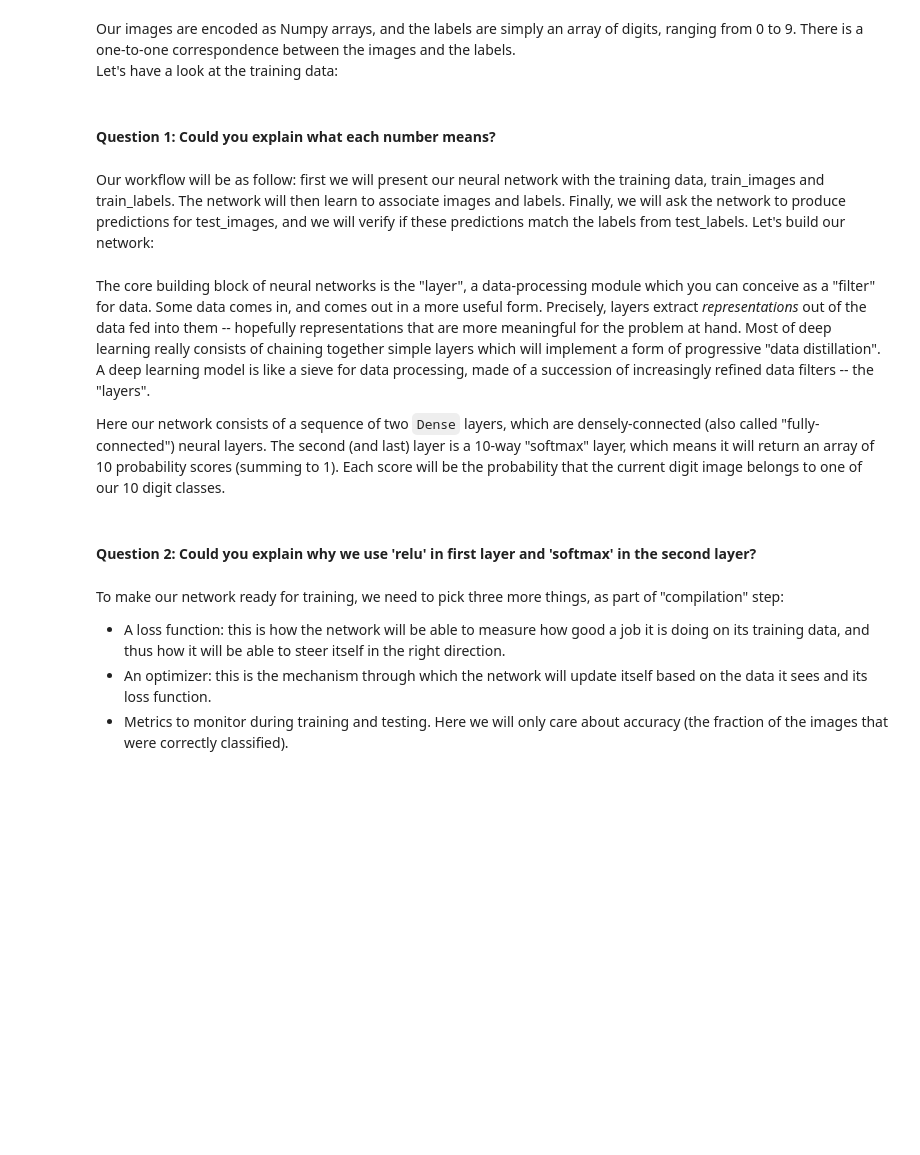
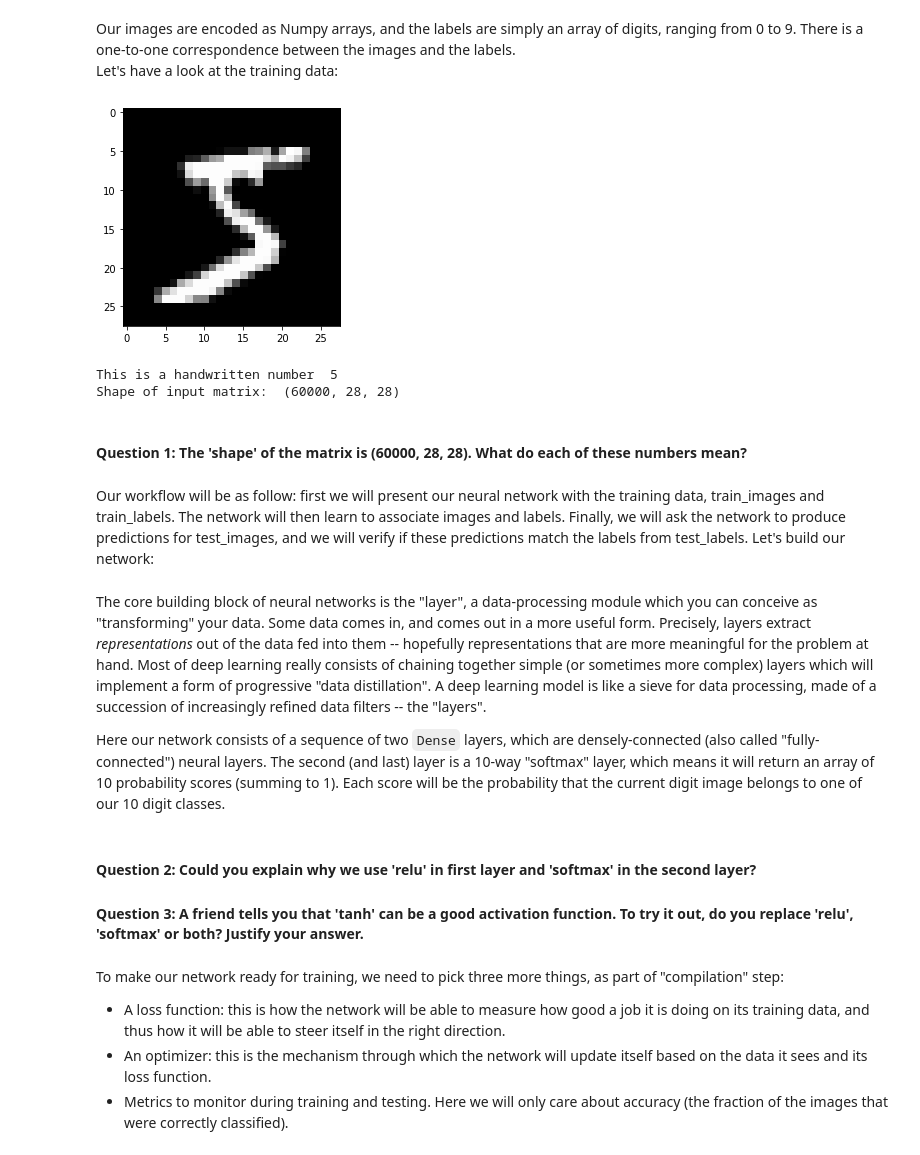
Before and after one commit to cis3715-temple-2020/cis3715-temple-2020.github.io, a Jupyter notebook: Lab8/CIS3715 (Temple - Spring 2020) Lab8-1.ipynb, the cells around one changed output. Saved outputs shown, nothing was run; the diff lists cells and outputs as text; code cells hidden in the pictures; blank space fills up the shorter version.

```diff
--- a/Lab8/CIS3715 (Temple - Spring 2020) Lab8-1.ipynb
+++ b/Lab8/CIS3715 (Temple - Spring 2020) Lab8-1.ipynb
@@ -28,5 +29,19 @@ train_images.shape
-# %% [markdown]
-#### Question 1: Could you explain what each number means?
+# %%
+%matplotlib inline
+import matplotlib.pyplot as plt
+
+image_nr = 0
+plt.imshow(train_images[image_nr], cmap='gray', vmin=0, vmax=255)
+plt.show()
+print('This is a handwritten number ', train_labels[image_nr])
+
+print('Shape of input matrix: ', train_images.shape)
+# %% [output]
+[figure, added]
+This is a handwritten number  5
+Shape of input matrix:  (60000, 28, 28)
+# %% [markdown]
+#### Question 1: The 'shape' of the matrix is (60000, 28, 28). What do each of these numbers mean?
 # %% [markdown]
 Our workflow will be as follow: first we will present our neural network with the training data, train_images and train_labels. The network will then learn to associate images and labels. Finally, we will ask the network to produce predictions for test_images, and we will verify if these predictions match the labels from test_labels. Let's build our network:
 # %%
@@ -37,17 +52,13 @@ network = models.Sequential()
 network.add(layers.Dense(512, activation='relu', input_shape=(28 * 28,)))
 network.add(layers.Dense(10, activation='softmax'))
 # %% [markdown]
-The core building block of neural networks is the "layer", a data-processing module which you can conceive as a "filter" for data. Some
-data comes in, and comes out in a more useful form. Precisely, layers extract _representations_ out of the data fed into them -- hopefully
-representations that are more meaningful for the problem at hand. Most of deep learning really consists of chaining together simple layers
-which will implement a form of progressive "data distillation". A deep learning model is like a sieve for data processing, made of a
-succession of increasingly refined data filters -- the "layers".
+The core building block of neural networks is the "layer", a data-processing module which you can conceive as "transforming" your data. Some  data comes in, and comes out in a more useful form. Precisely, layers extract _representations_ out of the data fed into them -- hopefully  representations that are more meaningful for the problem at hand. Most of deep learning really consists of chaining together simple (or sometimes more complex) layers which will implement a form of progressive "data distillation". A deep learning model is like a sieve for data processing, made of a  succession of increasingly refined data filters -- the "layers".
 
 Here our network consists of a sequence of two `Dense` layers, which are densely-connected (also called "fully-connected") neural layers.
-The second (and last) layer is a 10-way "softmax" layer, which means it will return an array of 10 probability scores (summing to 1). Each
-score will be the probability that the current digit image belongs to one of our 10 digit classes.
+The second (and last) layer is a 10-way "softmax" layer, which means it will return an array of 10 probability scores (summing to 1). Each score will be the probability that the current digit image belongs to one of our 10 digit classes.
 # %% [markdown]
 #### Question 2: Could you explain why we use 'relu' in first layer and 'softmax' in the second layer?
+#### Question 3: A friend tells you that 'tanh' can be a good activation function. To try it out, do you replace 'relu', 'softmax' or both? Justify your answer.
 # %% [markdown]
 To make our network ready for training, we need to pick three more things, as part of "compilation" step:
 
```
Also changed, not shown: parts of 43 cells of this notebook.
